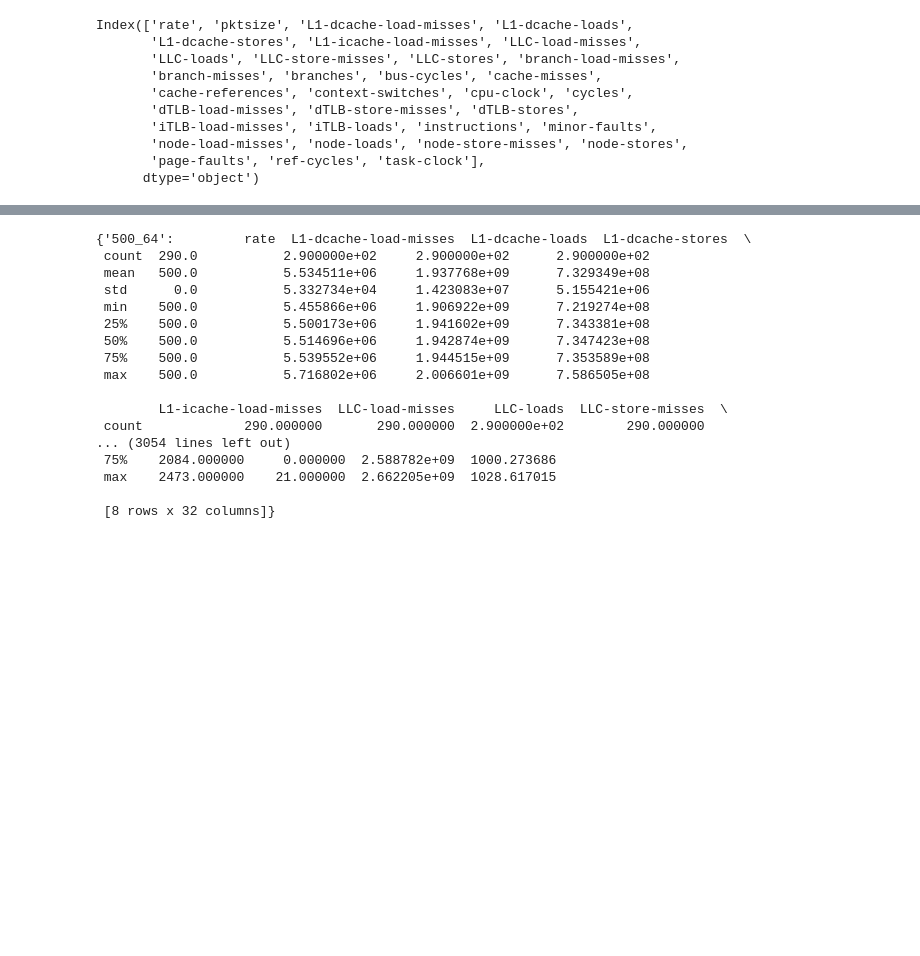
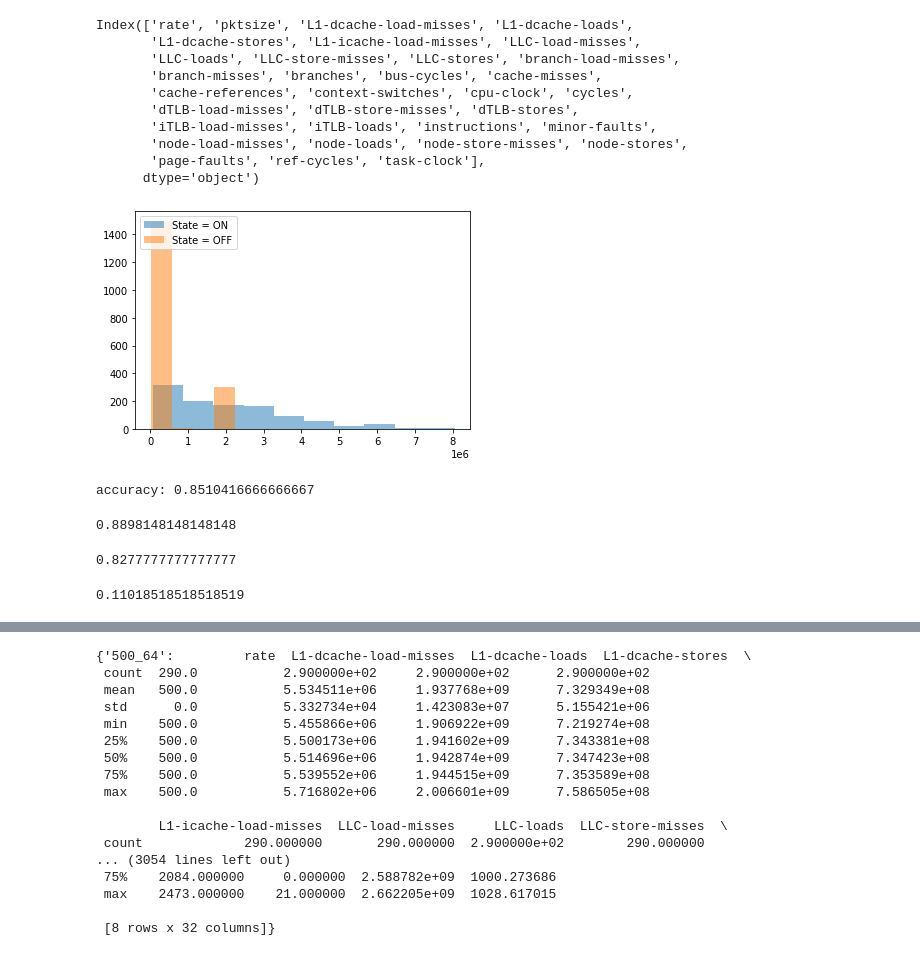
Before and after one commit to theleos88/ml-for-highspeed-networks, a Jupyter notebook: Data analysis.ipynb, the cells around one changed output, grey strips where cells are left out. Drawn from its saved outputs; the diff is of its cells as text; code cells hidden in the pictures; blank space fills up the shorter version.

Commit message:
L. data analysis

```diff
--- a/Data analysis.ipynb
+++ b/Data analysis.ipynb
@@ -21,3 +21,12 @@ Index(['rate', 'pktsize', 'L1-dcache-load-misses', 'L1-dcache-loads',
        'node-load-misses', 'node-loads', 'node-store-misses', 'node-stores',
        'page-faults', 'ref-cycles', 'task-clock'],
       dtype='object')
+# %%
+#Here we check the single switches
+
+bess = pd.read_csv('./data/other_switches/bess.csv')
+vpp = pd.read_csv('./data/other_switches/vpp.csv')
+ovs = pd.read_csv('./data/other_switches/ovs.csv')
+t4p4s = pd.read_csv('./data/other_switches/t4p4s.csv')
+snabb = pd.read_csv('./data/other_switches/snabb.csv')
+fastclick = pd.read_csv('./data/other_switches/fastclick.csv')
@@ -23,0 +71,10 @@ Index(['rate', 'pktsize', 'L1-dcache-load-misses', 'L1-dcache-loads',
+# %%
+val_on=[]
+val_off=[]
+for i in allswitches_off.values.tolist():
+    for j in i:
+        val_off.append(j)
+
+for i in allswitches_on.values.tolist():
+    for j in i:
+        val_on.append(j)
@@ -23,0 +101,17 @@ Index(['rate', 'pktsize', 'L1-dcache-load-misses', 'L1-dcache-loads',
+# %%
+import matplotlib.pyplot as plt
+
+#plt.rcParams["font.family"] = "serif"
+
+#plt.plot(per_switch["10000-128-instructions"])
+
+
+counts, bins = np.histogram(val_on)
+plt.hist(bins[:-1], bins, weights=counts, alpha=0.5, label="State = ON")
+counts, bins = np.histogram(val_off)
+plt.hist(bins[:-1], bins, weights=counts, alpha=0.5, label="State = OFF")
+plt.legend(loc='upper left')
+
+plt.show()
+# %% [output]
+[figure, added]
@@ -23,0 +149,17 @@ Index(['rate', 'pktsize', 'L1-dcache-load-misses', 'L1-dcache-loads',
+# %%
+acc = (conf["TT"]+conf["FF"])/conf["all"]
+print ("accuracy: " + str(acc))
+# %% [output]
+accuracy: 0.8510416666666667
+# %%
+(conf["TT"])/(conf["TT"]+conf["TF"])
+# %% [output]
+0.8898148148148148
+# %%
+(conf["FF"])/(conf["FF"]+conf["FT"])
+# %% [output]
+0.8277777777777777
+# %%
+(conf["TF"])/(conf["TT"]+conf["TF"])
+# %% [output]
+0.11018518518518519
```
Also changed, not shown: parts of 6 cells of this notebook.
